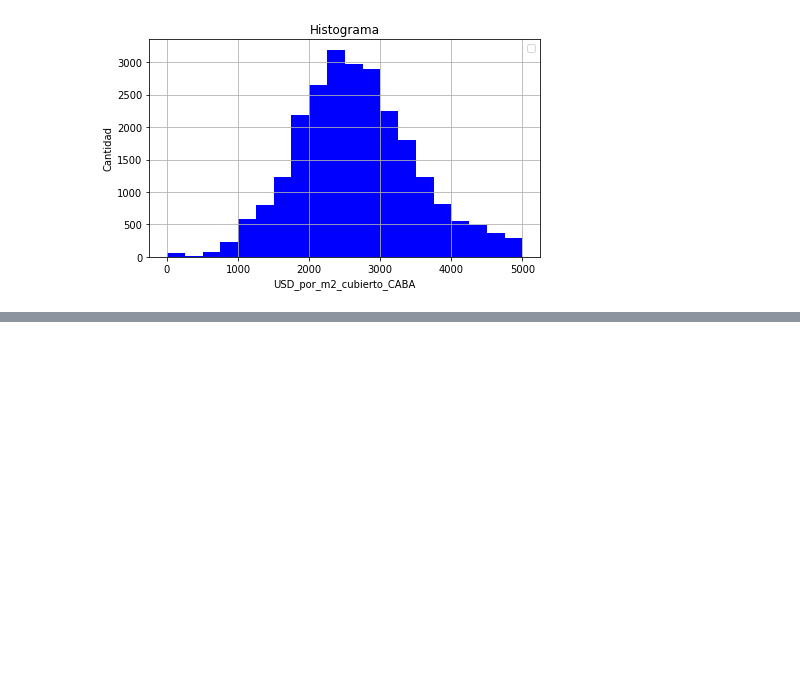
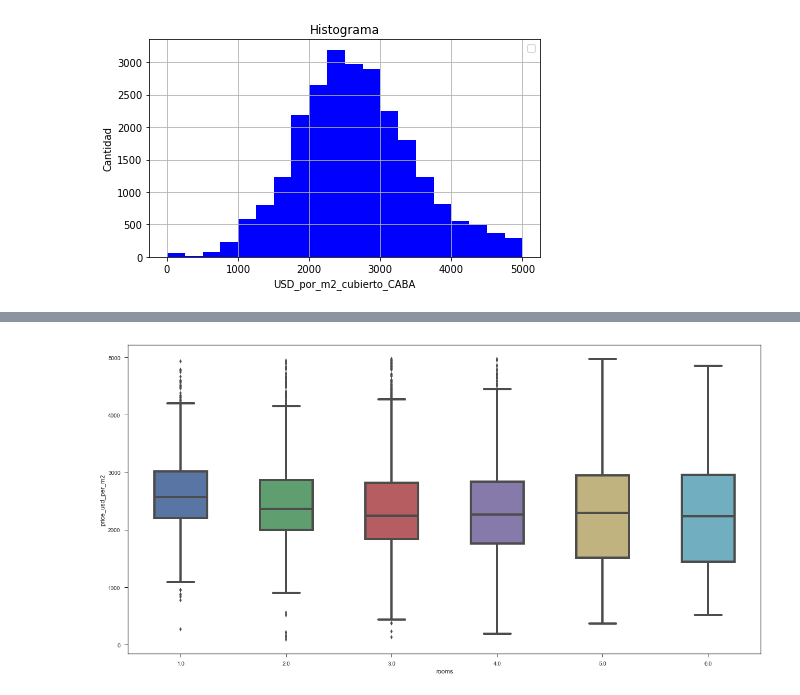
Before and after one commit to GabrielCasal/Digital_House, a Jupyter notebook: TP(juanf).ipynb, the cells around one changed output, grey strips where cells are left out. Drawn from its saved outputs; the diff is of its cells as text; code cells hidden in the pictures; blank space fills up the shorter version.

Commit message:
Le agregué los Boxplots

```diff
--- a/TP(juanf).ipynb
+++ b/TP(juanf).ipynb
@@ -360,0 +372,2 @@ Text(0.5,1,'Histograma')
+# %%
+data = pd.read_csv("./DATA/properattilimpio.csv")
@@ -360,0 +399,5 @@ Text(0.5,1,'Histograma')
+# %%
+datacorr = data[(data.rooms < data.rooms.mean() + 2 * data.rooms.std()) & (data.rooms > 0)
+                & (data.price_usd_per_m2 < data.price_usd_per_m2.mean() + 2 * data.price_usd_per_m2.std())
+               & (data.PROVINCIA == 'Capital Federal')]
+datacorr.describe()
@@ -360,0 +414,9 @@ Text(0.5,1,'Histograma')
+# %%
+plt.figure(figsize = (20,10))
+sns.set(style = "ticks")
+sns.boxplot(x = 'rooms', y = 'price_usd_per_m2', hue = 'rooms', orient='v',data = datacorr, linewidth=4, width=.5, dodge = False)
+legend = []
+plt.legend(legend)
+plt.show()
+# %% [output]
+[figure, added]
```
Also changed, not shown: parts of 9 cells of this notebook.
